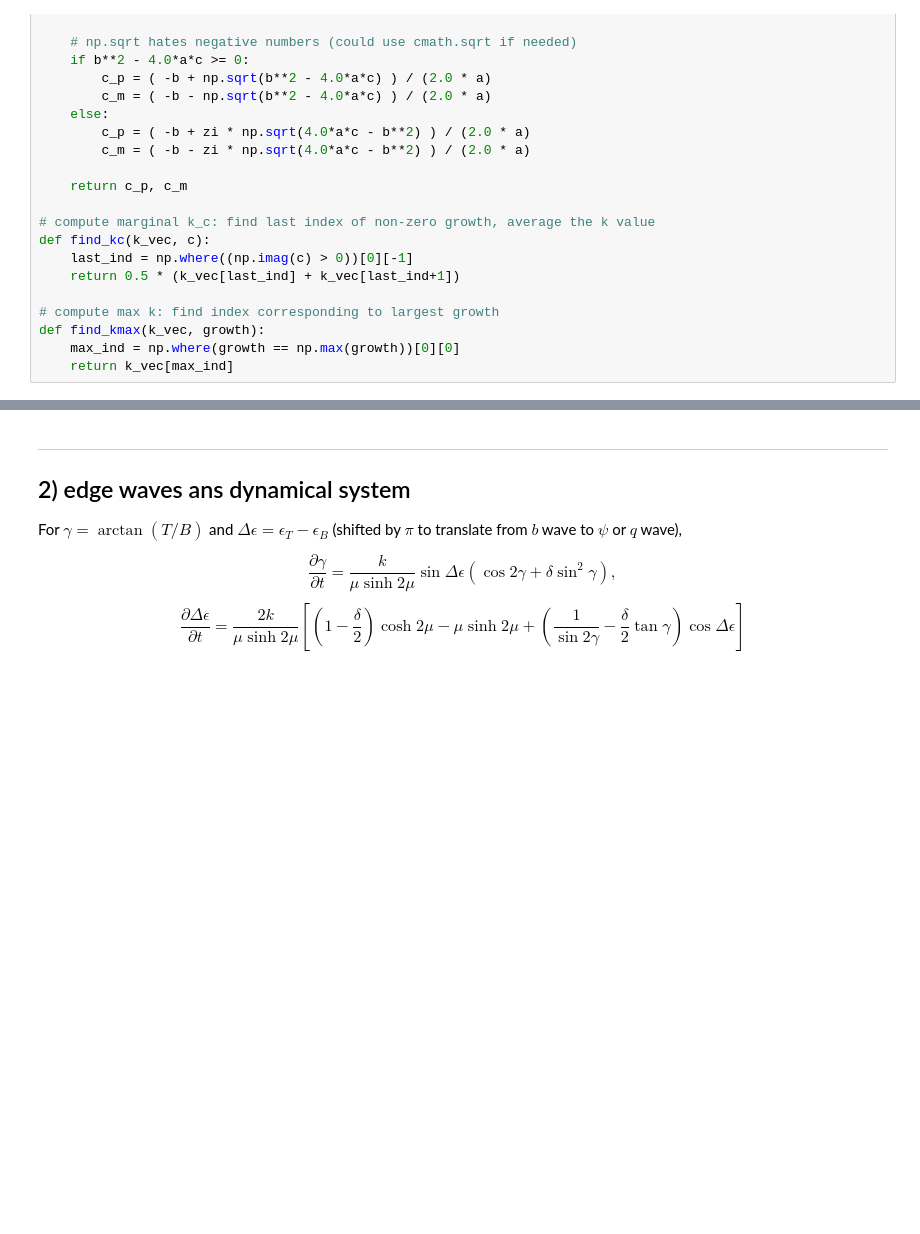
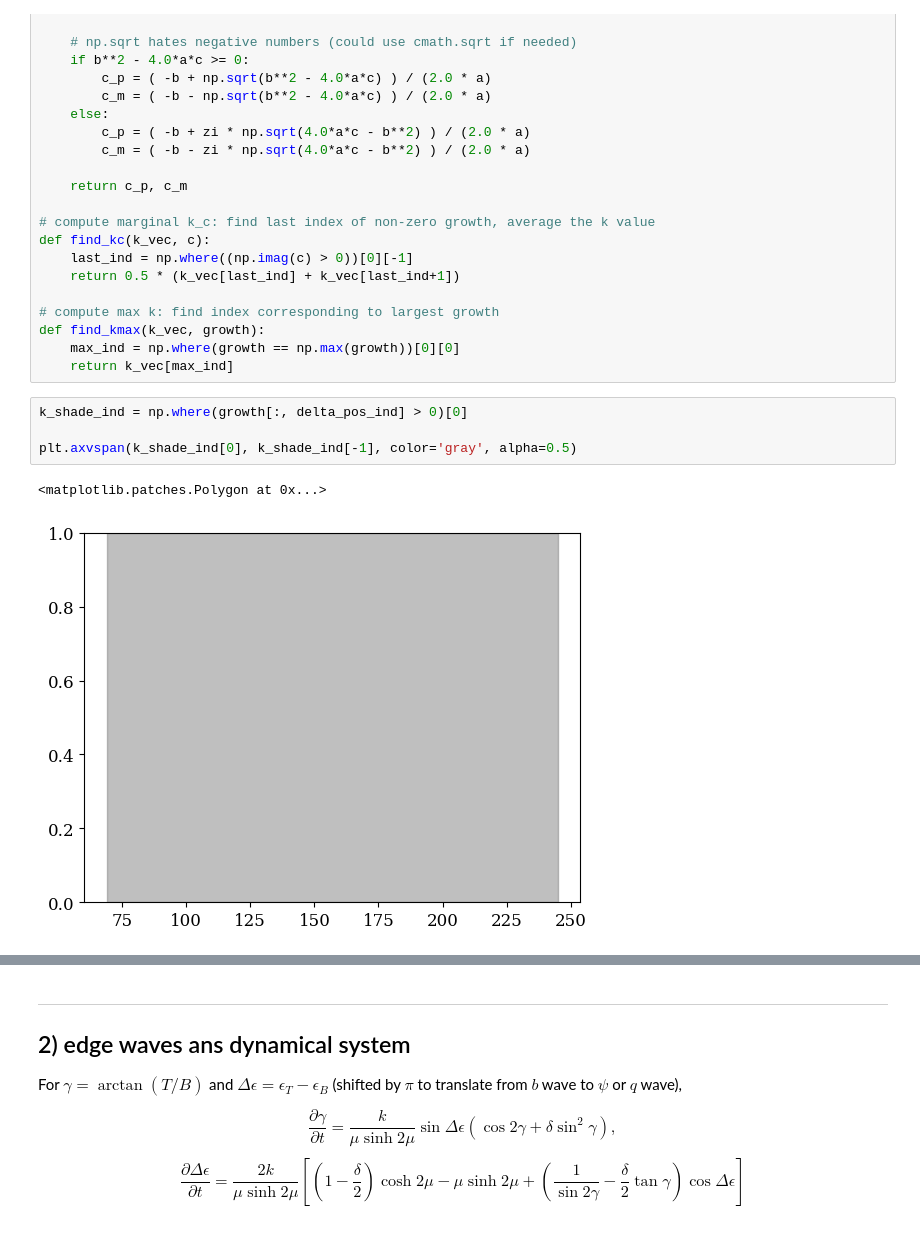
Before and after one commit to julianmak/julianmak.github.io, a Jupyter notebook: files/Eady/Eady_analysis.ipynb, the cells around one changed output, grey strips where cells are left out. Saved outputs shown, nothing was run; the diff lists cells and outputs as text; blank space fills up the shorter version.

```diff
--- a/files/Eady/Eady_analysis.ipynb
+++ b/files/Eady/Eady_analysis.ipynb
@@ -72,6 +72,13 @@ def find_kc(k_vec, c):
 def find_kmax(k_vec, growth):
     max_ind = np.where(growth == np.max(growth))[0][0]
     return k_vec[max_ind]
+# %%
+k_shade_ind = np.where(growth[:, delta_pos_ind] > 0)[0]
+
+plt.axvspan(k_shade_ind[0], k_shade_ind[-1], color='gray', alpha=0.5)
+# %% [output]
+<matplotlib.patches.Polygon at 0x...>
+[figure, added]
 # %%
 # general characteristics (l = 0)
 
```
Also changed, not shown: parts of 2 cells of this notebook.
